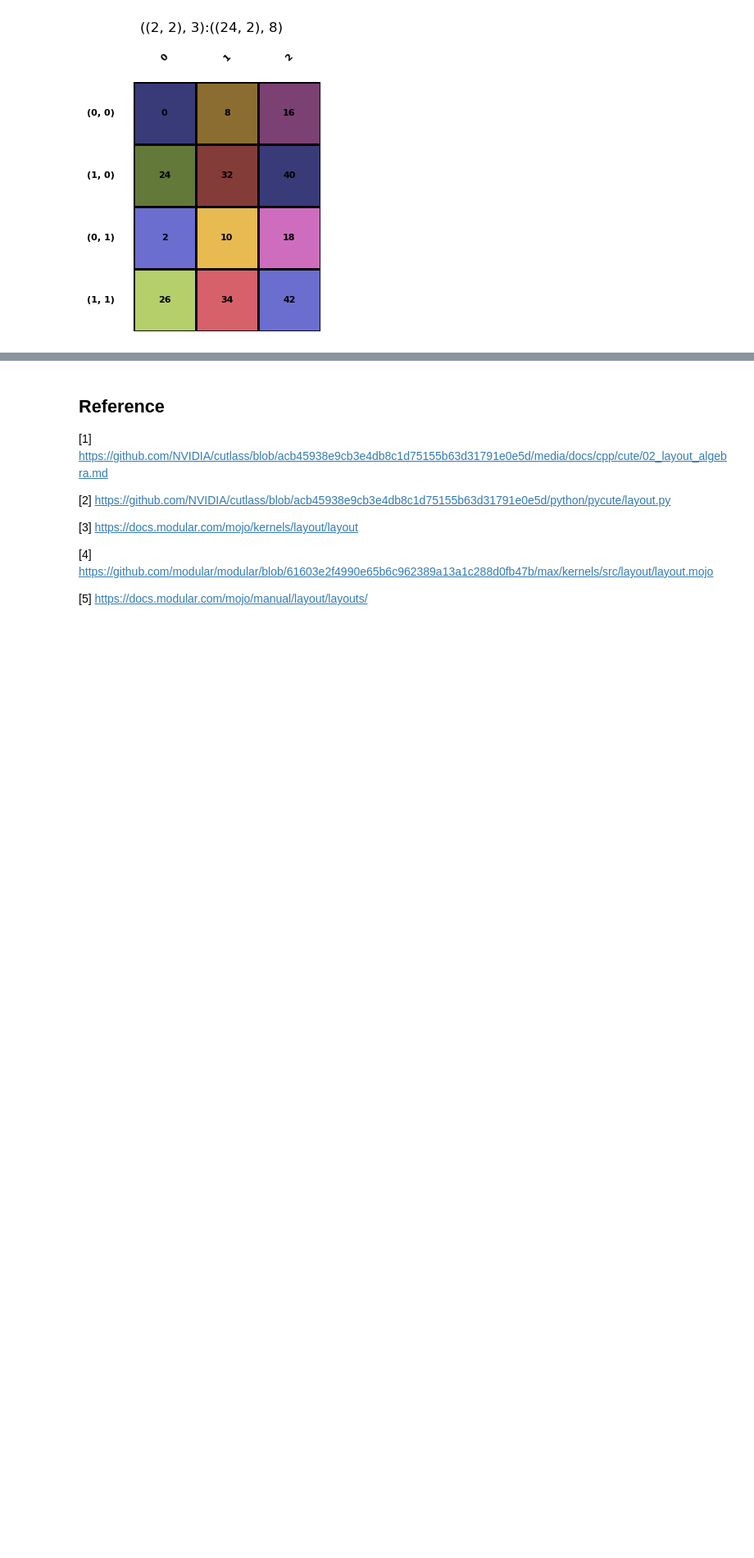
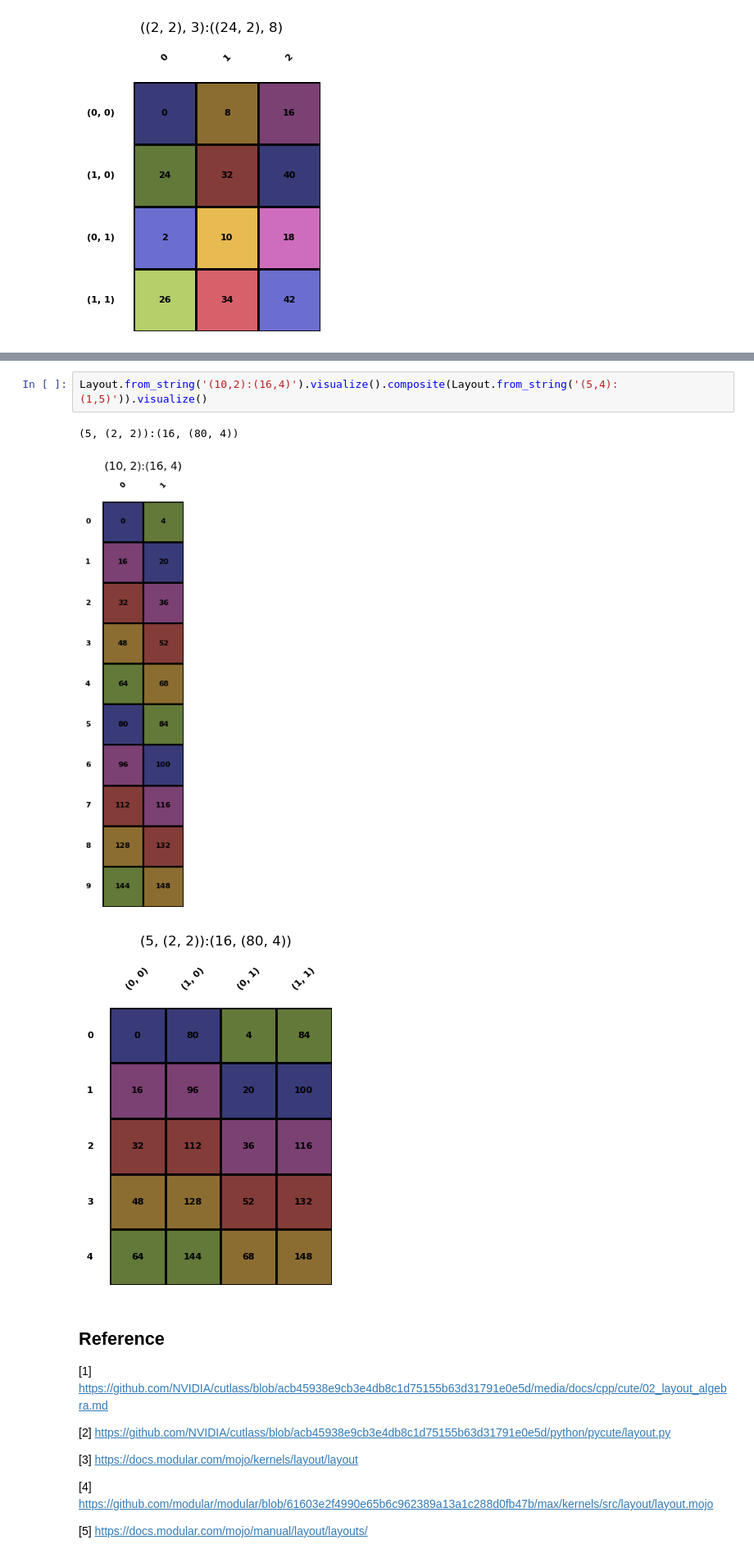
Before and after one commit to w32zhong/simp-intelligence, a Jupyter notebook: simp_intelligence/math/layout_basics.ipynb, the cells around one changed output, grey strips where cells are left out. Shown at 82% size. Drawn from its saved outputs; the diff is of its cells as text; blank space fills up the shorter version.

```diff
--- a/simp_intelligence/math/layout_basics.ipynb
+++ b/simp_intelligence/math/layout_basics.ipynb
@@ -105,3 +111,9 @@ Layout.from_string('(6,2):(8,2)').visualize().composite(Layout.from_string('(4,3
+# %%
+Layout.from_string('(10,2):(16,4)').visualize().composite(Layout.from_string('(5,4):(1,5)')).visualize()
+# %% [output]
+(5, (2, 2)):(16, (80, 4))
+[figure, added]
+[figure, added]
 # %% [markdown]
 ## Reference
 [1] https://github.com/NVIDIA/cutlass/blob/acb45938e9cb3e4db8c1d75155b63d31791e0e5d/media/docs/cpp/cute/02_layout_algebra.md
```
Also changed, not shown: parts of 1 cell of this notebook.
